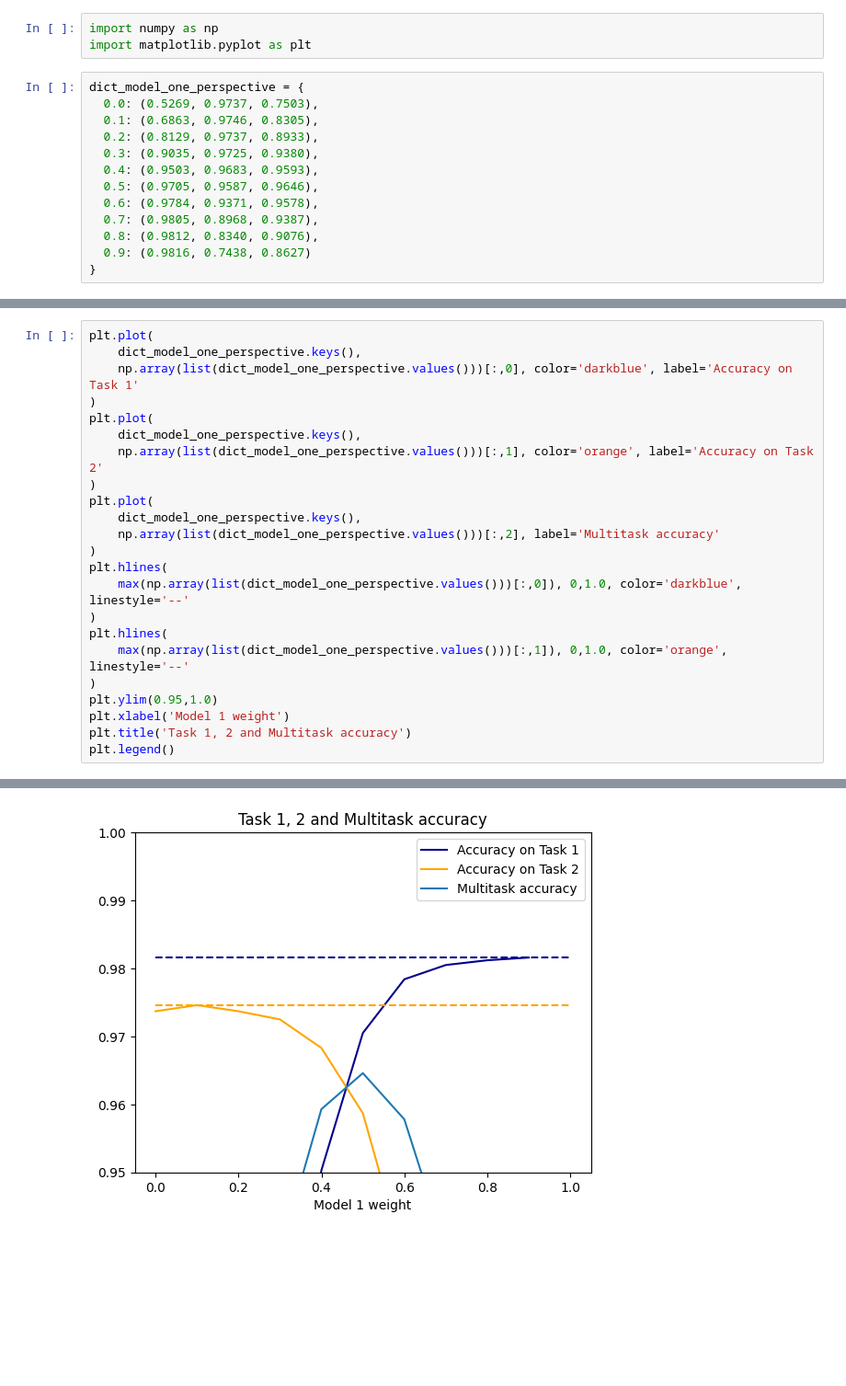
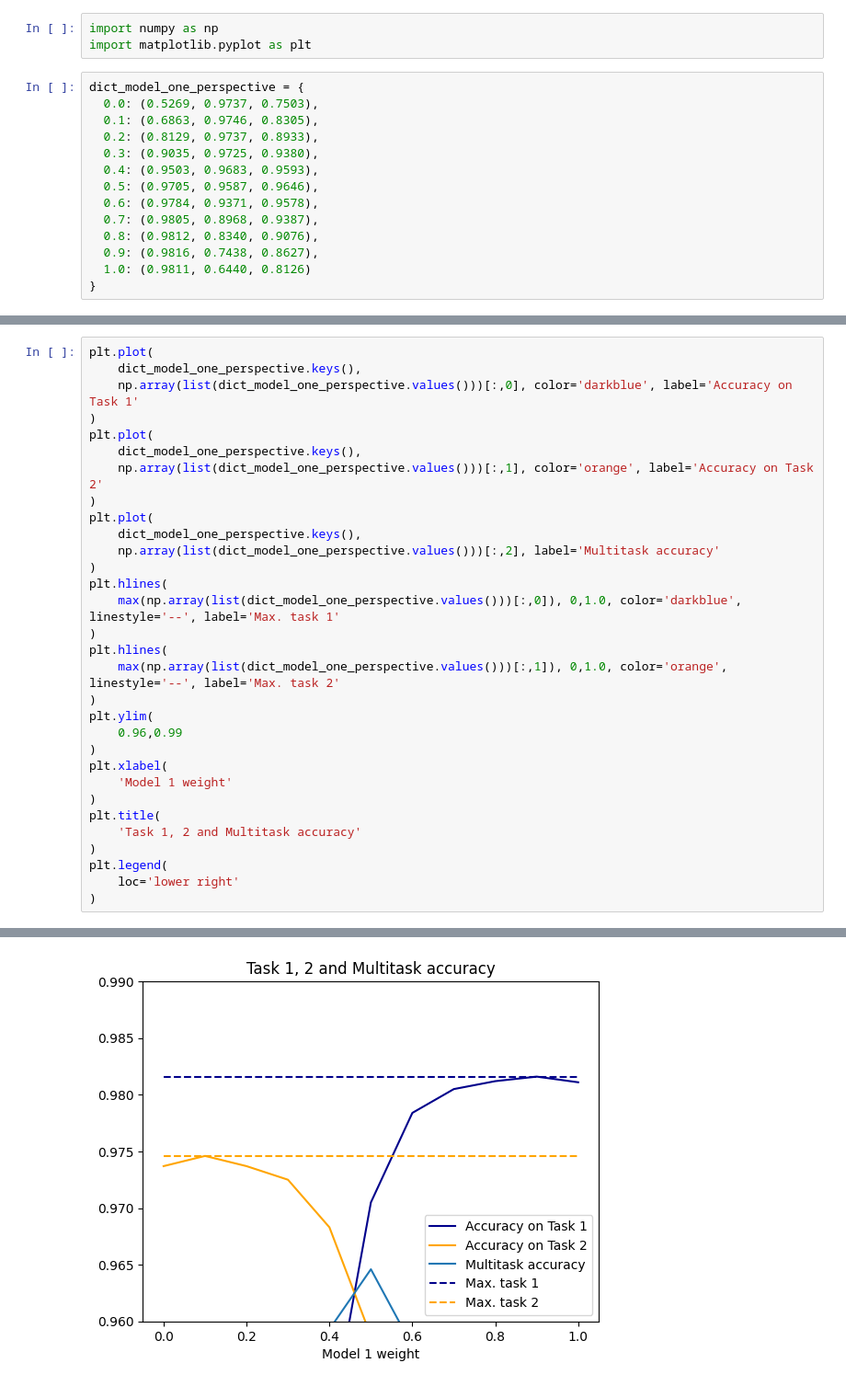
Before and after one commit to dennis-grinwald/task_vectors, a Jupyter notebook: analysis/test.ipynb, the cells around one changed output, grey strips where cells are left out. Shown: that part at 92% size. Saved outputs shown, nothing was run; the diff lists cells and outputs as text; blank space fills up the shorter version.

Commit message:
update task_vectors

```diff
--- a/analysis/test.ipynb
+++ b/analysis/test.ipynb
@@ -12,7 +12,8 @@ dict_model_one_perspective = {
   0.6: (0.9784, 0.9371, 0.9578),
   0.7: (0.9805, 0.8968, 0.9387),
   0.8: (0.9812, 0.8340, 0.9076),
-  0.9: (0.9816, 0.7438, 0.8627)
+  0.9: (0.9816, 0.7438, 0.8627),
+  1.0: (0.9811, 0.6440, 0.8126)
 }
 # %%
 dict_model_two_perspective = {
@@ -34,26 +32,34 @@ np.array(list(dict_model_one_perspective.values())).shape
 # %%
 plt.plot(
     dict_model_one_perspective.keys(),
     np.array(list(dict_model_one_perspective.values()))[:,0], color='darkblue', label='Accuracy on Task 1'
 )
 plt.plot(
     dict_model_one_perspective.keys(),
     np.array(list(dict_model_one_perspective.values()))[:,1], color='orange', label='Accuracy on Task 2'
 )
 plt.plot(
     dict_model_one_perspective.keys(),
     np.array(list(dict_model_one_perspective.values()))[:,2], label='Multitask accuracy'
 )
 plt.hlines(
-    max(np.array(list(dict_model_one_perspective.values()))[:,0]), 0,1.0, color='darkblue', linestyle='--'
+    max(np.array(list(dict_model_one_perspective.values()))[:,0]), 0,1.0, color='darkblue', linestyle='--', label='Max. task 1'
 )
 plt.hlines(
-    max(np.array(list(dict_model_one_perspective.values()))[:,1]), 0,1.0, color='orange', linestyle='--'
+    max(np.array(list(dict_model_one_perspective.values()))[:,1]), 0,1.0, color='orange', linestyle='--', label='Max. task 2'
 )
-plt.ylim(0.95,1.0)
-plt.xlabel('Model 1 weight')
-plt.title('Task 1, 2 and Multitask accuracy')
-plt.legend()
+plt.ylim(
+    0.96,0.99
+)
+plt.xlabel(
+    'Model 1 weight'
+)
+plt.title(
+    'Task 1, 2 and Multitask accuracy'
+)
+plt.legend(
+    loc='lower right'
+)
 # %% [output]
 <matplotlib.legend.Legend at 0x...>
-[figure, old version]
+[figure, new version]
```
Also changed, not shown: parts of 2 cells of this notebook, 1 other file.
